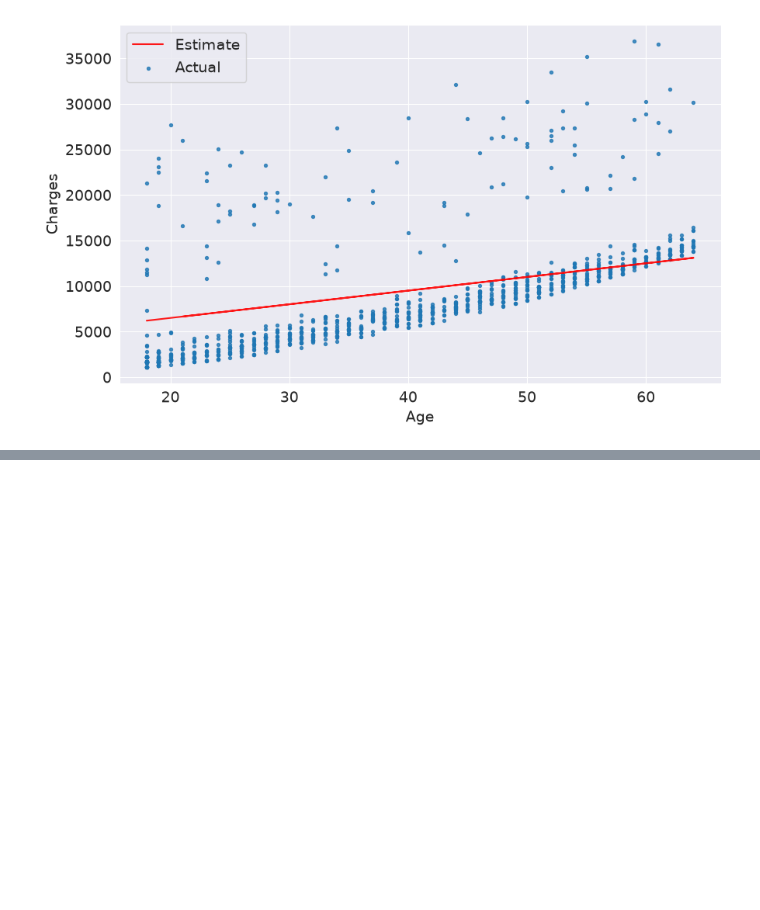
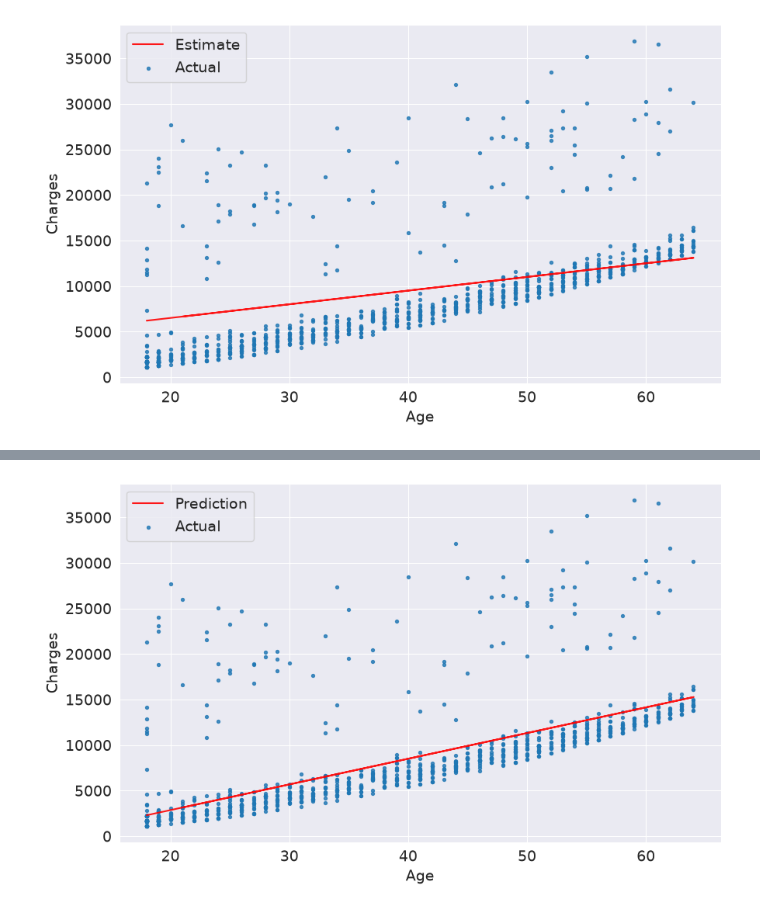
Before and after one commit to ohigginsrodriguez-cloud/Machine-Learning_Course, a Jupyter notebook: Linear-Regression/Medical-Expenses/Model_Single_Feature.ipynb, the cells around one changed output, grey strips where cells are left out. Cells and saved outputs as stored; diff of their text form; code cells hidden in the pictures; blank space fills up the shorter version.

```diff
--- a/Linear-Regression/Medical-Expenses/Model_Single_Feature.ipynb
+++ b/Linear-Regression/Medical-Expenses/Model_Single_Feature.ipynb
@@ -186,0 +269,3 @@ try_parameters(200, 1200)
+# %%
+try_parameters(282, -2781)
+# %% [output]
@@ -186,0 +273 @@ try_parameters(200, 1200)
+[figure, added]
```
Also changed, not shown: parts of 16 cells of this notebook.
